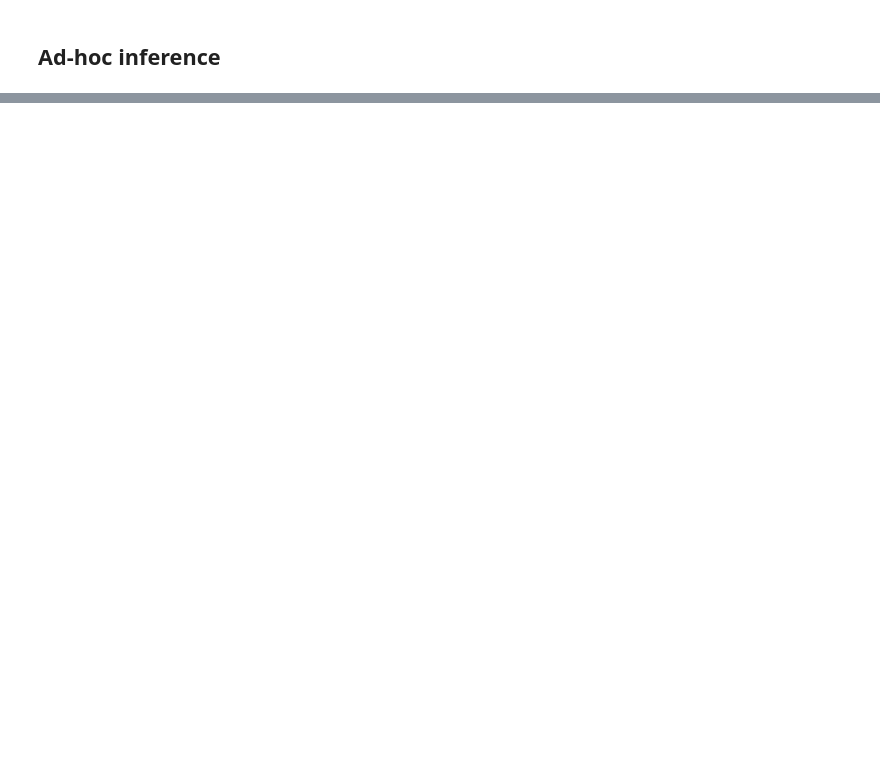
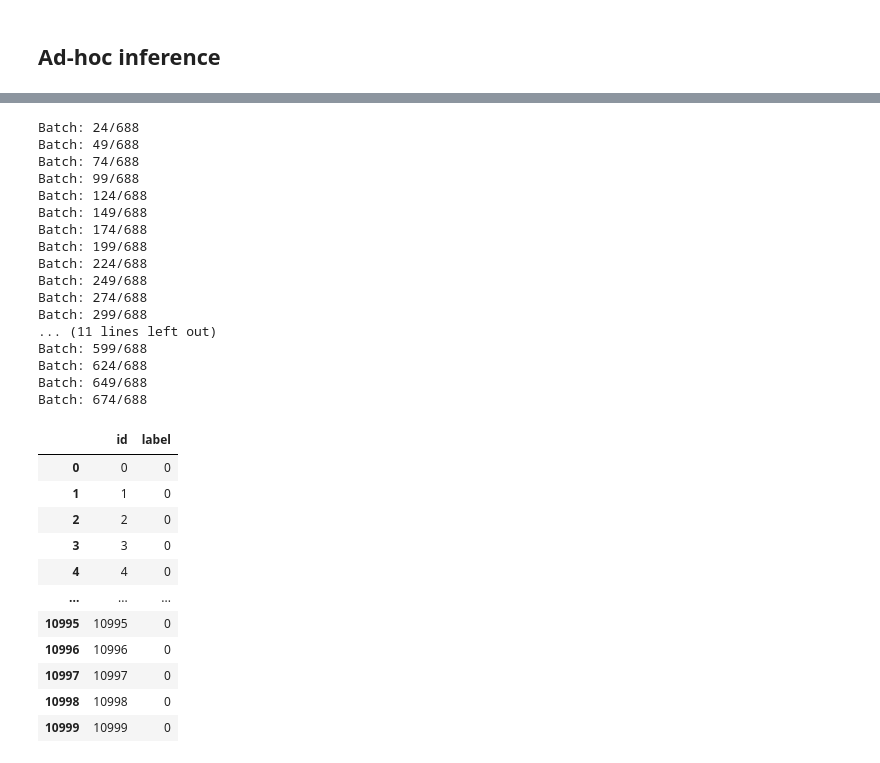
Before and after one commit to nlgkhoi/aalto-snlp-project-spring-2024, a Jupyter notebook: bert.ipynb, the cells around one changed output, grey strips where cells are left out. Drawn from its saved outputs; the diff is of its cells as text; code cells hidden in the pictures; blank space fills up the shorter version.

```diff
--- a/bert.ipynb
+++ b/bert.ipynb
@@ -413,0 +479,14 @@ Predicted Class:  Spam
+# %%
+from transformers import RobertaTokenizer, RobertaForSequenceClassification
+
+# load tokenizer and model weights
+tokenizer = RobertaTokenizer.from_pretrained('SkolkovoInstitute/roberta_toxicity_classifier')
+model = RobertaForSequenceClassification.from_pretrained('SkolkovoInstitute/roberta_toxicity_classifier')
+model.to(device)
+
+# prepare the input
+batch = tokenizer.encode(['you are sonofapollo'], return_tensors='pt').to(device)
+
+# inference
+output = model(batch)
+np.argmax(output.logits.detach().cpu().numpy(), axis=1).flatten()
@@ -413,0 +501,66 @@ Predicted Class:  Spam
+# %%
+# Predict
+def inference(model, output_filename, testloader):
+	out = []
+	indices = []
+	for batch_id, batch in enumerate(testloader):
+		if batch_id % 25 == 24:
+			print(f'Batch: {batch_id}/{len(testloader)}')
+		batch = tuple(t.to(device) for t in batch)
+		try:
+			b_input_ids, b_input_mask, b_ids = batch
+		except:
+			b_input_ids, b_input_mask, b_labels, b_ids = batch
+		with torch.no_grad():
+			# Forward pass
+			eval_output = model(b_input_ids,
+								token_type_ids = None,
+								attention_mask = b_input_mask,
+								)
+			preds = np.argmax(eval_output.logits.detach().cpu().numpy(), axis=1).flatten()
+		try:
+			out.extend(preds)
+		except:
+			out.append(preds)
+		indices.extend(b_ids.cpu().numpy())
+
+	df = pd.DataFrame({'id': indices, 'label': out})
+	# convert label to int
+	df['label'] = df['label'].astype(int)
+	# sort by id
+	df = df.sort_values(by='id')
+	df.to_csv(output_filename, index=False)
+	return df
+
+inference(model, output_filename='dev_inference.csv', testloader=valloader)
+# inference(model, output_filename='submission.csv', testloader=testloader)
+# %% [output]
+Batch: 24/688
+Batch: 49/688
+Batch: 74/688
+Batch: 99/688
+Batch: 124/688
+Batch: 149/688
+Batch: 174/688
+Batch: 199/688
+Batch: 224/688
+Batch: 249/688
+Batch: 274/688
+Batch: 299/688
+... (11 lines left out)
+Batch: 599/688
+Batch: 624/688
+Batch: 649/688
+Batch: 674/688
+|  | id | label |
+| 0 | 0 | 0 |
+| 1 | 1 | 0 |
+| 2 | 2 | 0 |
+| 3 | 3 | 0 |
+| 4 | 4 | 0 |
+| ... | ... | ... |
+| 10995 | 10995 | 0 |
+| 10996 | 10996 | 0 |
+| 10997 | 10997 | 0 |
+| 10998 | 10998 | 0 |
+| 10999 | 10999 | 0 |
```
Also changed, not shown: parts of 19 cells of this notebook.
